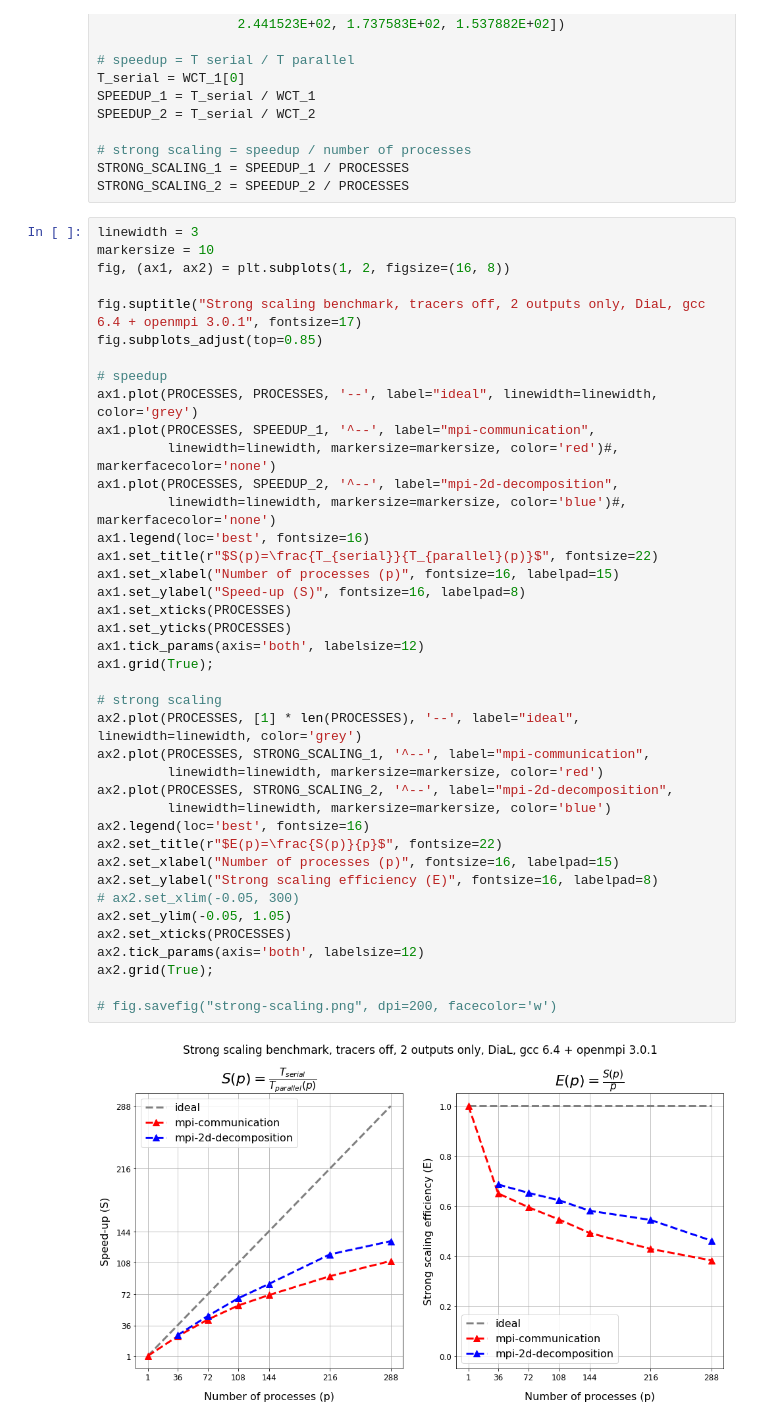
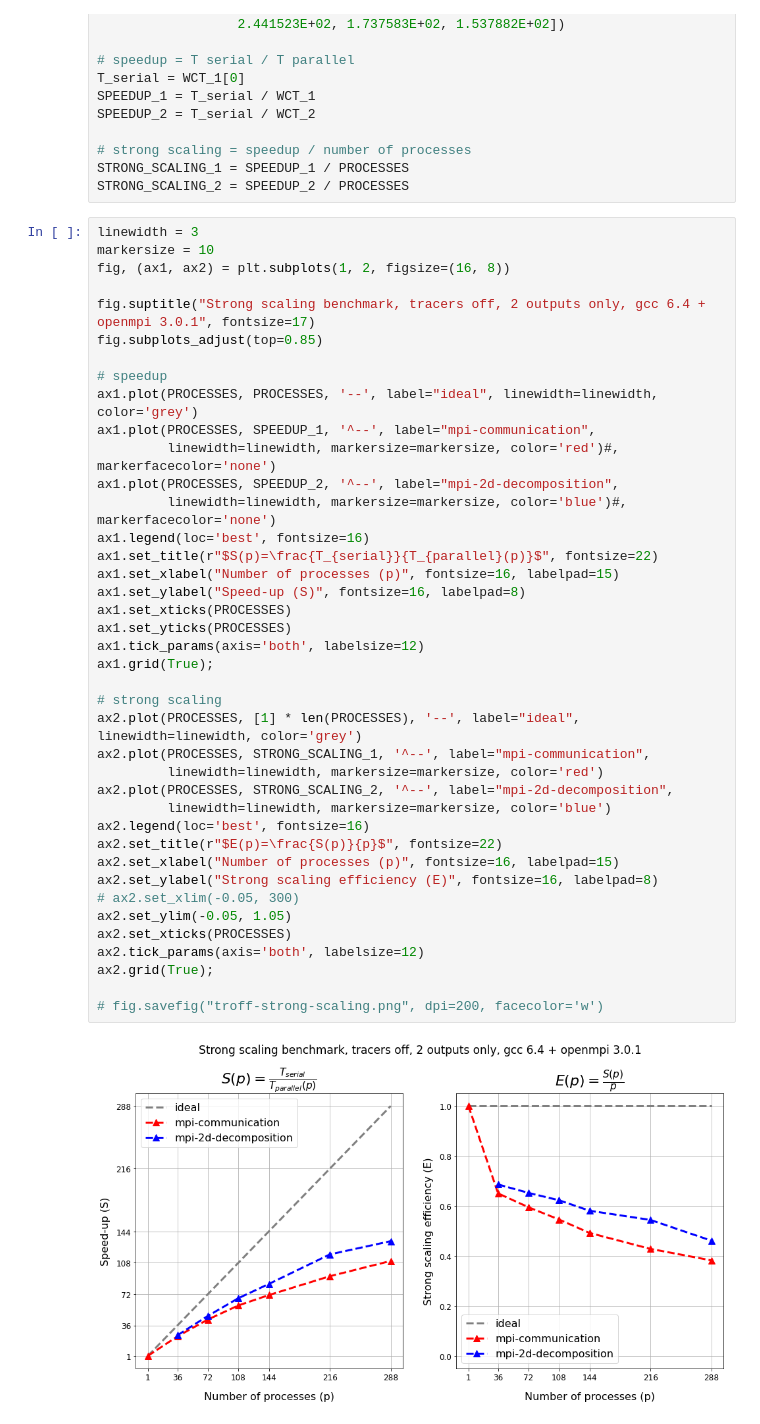
Before and after one commit to paagamelo/isale3D-prototype, a Jupyter notebook: plot.ipynb, the cells around one changed output. Drawn from its saved outputs; the diff is of its cells as text.

Commit message:
update notebook with plots

```diff
--- a/plot.ipynb
+++ b/plot.ipynb
@@ -200,7 +292,7 @@ linewidth = 3
 markersize = 10
 fig, (ax1, ax2) = plt.subplots(1, 2, figsize=(16, 8))
 
-fig.suptitle("Strong scaling benchmark, tracers off, 2 outputs only, DiaL, gcc 6.4 + openmpi 3.0.1", fontsize=17)
+fig.suptitle("Strong scaling benchmark, tracers off, 2 outputs only, gcc 6.4 + openmpi 3.0.1", fontsize=17)
 fig.subplots_adjust(top=0.85)
 
 # speedup
@@ -208,32 +300,32 @@ ax1.plot(PROCESSES, PROCESSES, '--', label="ideal", linewidth=linewidth, color='
 ax1.plot(PROCESSES, SPEEDUP_1, '^--', label="mpi-communication",
          linewidth=linewidth, markersize=markersize, color='red')#, markerfacecolor='none')
 ax1.plot(PROCESSES, SPEEDUP_2, '^--', label="mpi-2d-decomposition",
          linewidth=linewidth, markersize=markersize, color='blue')#, markerfacecolor='none')
 ax1.legend(loc='best', fontsize=16)
 ax1.set_title(r"$S(p)=\frac{T_{serial}}{T_{parallel}(p)}$", fontsize=22)
 ax1.set_xlabel("Number of processes (p)", fontsize=16, labelpad=15)
 ax1.set_ylabel("Speed-up (S)", fontsize=16, labelpad=8)
 ax1.set_xticks(PROCESSES)
 ax1.set_yticks(PROCESSES)
 ax1.tick_params(axis='both', labelsize=12)
 ax1.grid(True);
 
 # strong scaling
 ax2.plot(PROCESSES, [1] * len(PROCESSES), '--', label="ideal", linewidth=linewidth, color='grey')
 ax2.plot(PROCESSES, STRONG_SCALING_1, '^--', label="mpi-communication",
          linewidth=linewidth, markersize=markersize, color='red')
 ax2.plot(PROCESSES, STRONG_SCALING_2, '^--', label="mpi-2d-decomposition",
          linewidth=linewidth, markersize=markersize, color='blue')
 ax2.legend(loc='best', fontsize=16)
 ax2.set_title(r"$E(p)=\frac{S(p)}{p}$", fontsize=22)
 ax2.set_xlabel("Number of processes (p)", fontsize=16, labelpad=15)
 ax2.set_ylabel("Strong scaling efficiency (E)", fontsize=16, labelpad=8)
 # ax2.set_xlim(-0.05, 300)
 ax2.set_ylim(-0.05, 1.05)
 ax2.set_xticks(PROCESSES)
 ax2.tick_params(axis='both', labelsize=12)
 ax2.grid(True);
 
-# fig.savefig("strong-scaling.png", dpi=200, facecolor='w')
+# fig.savefig("troff-strong-scaling.png", dpi=200, facecolor='w')
 # %% [output]
-[figure, old version]
+[figure, new version]
```
Also changed, not shown: parts of 24 cells of this notebook.
